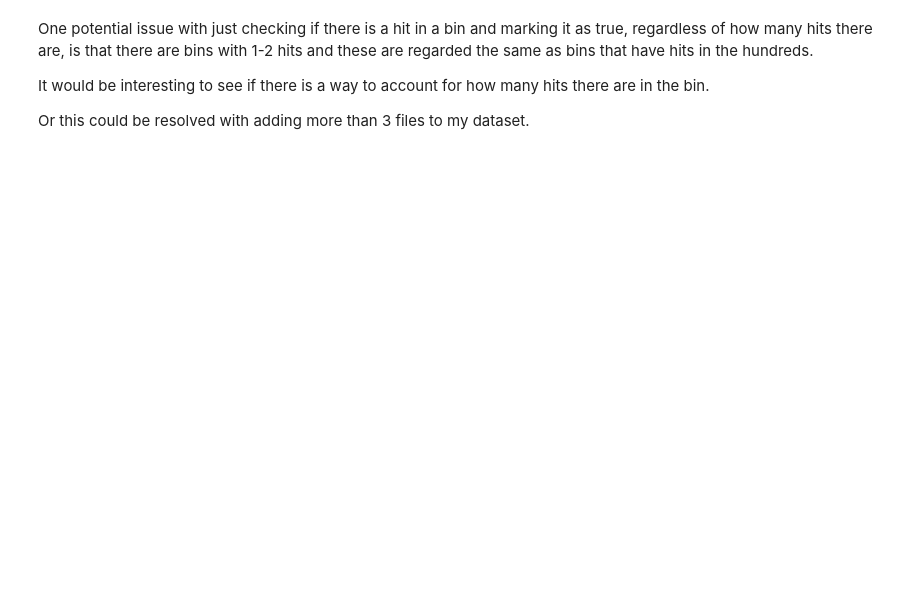
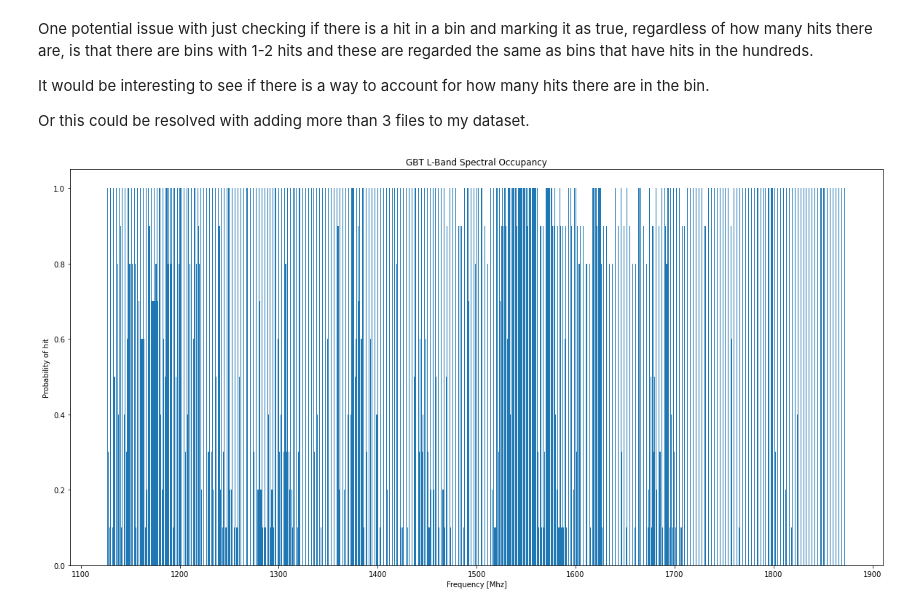
Before and after one commit to ewhite42/Breakthrough_Listen, a Jupyter notebook: spectral_occupancy.ipynb, the cells around one changed output. Drawn from its saved outputs; the diff is of its cells as text; code cells hidden in the pictures; blank space fills up the shorter version.

```diff
--- a/spectral_occupancy.ipynb
+++ b/spectral_occupancy.ipynb
@@ -80,0 +164,9 @@ Or this could be resolved with adding more than 3 files to my dataset.
+# %%
+plt.figure(figsize=(20, 10))
+plt.bar(bin_edges[:-1], prob_hist)#, width = 1)
+plt.xlabel("Frequency [Mhz]")
+plt.ylabel("Probability of hit")
+plt.title("GBT L-Band Spectral Occupancy")
+plt.show()
+# %% [output]
+[figure, added]
```
Also changed, not shown: parts of 16 cells of this notebook.
